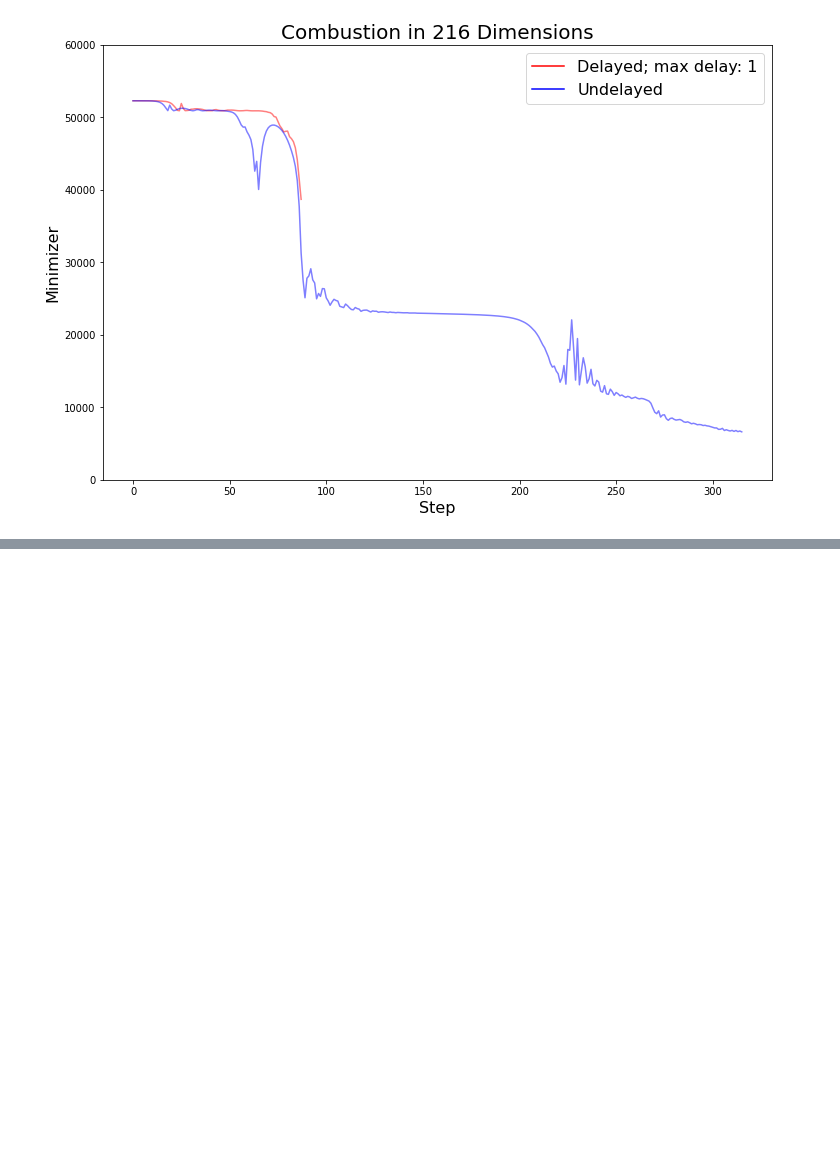
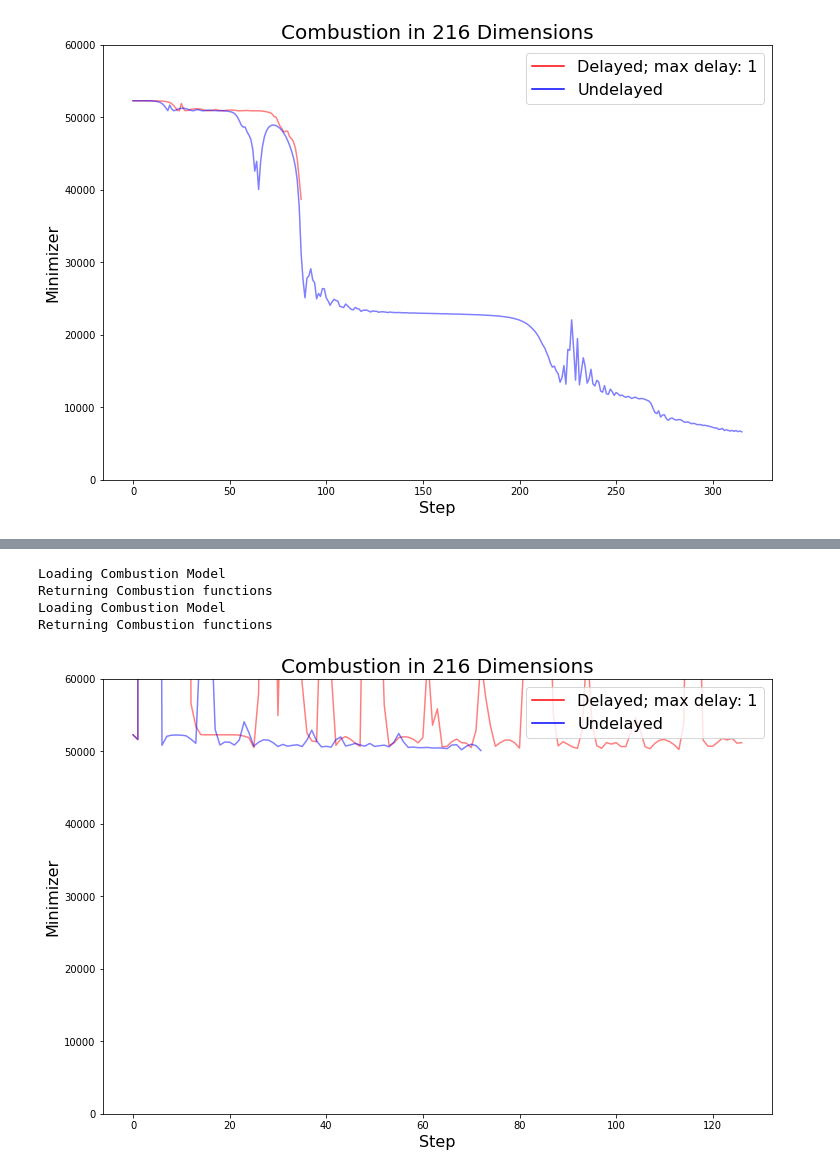
Before and after one commit to ebensonm/delay-optimizer, a Jupyter notebook: ResultAnalysis.ipynb, the cells around one changed output, grey strips where cells are left out. Drawn from its saved outputs; the diff is of its cells as text; code cells hidden in the pictures; blank space fills up the shorter version.

```diff
--- a/ResultAnalysis.ipynb
+++ b/ResultAnalysis.ipynb
@@ -444,0 +455,10 @@ Returning Combustion functions
+# %%
+num_test_points = 1
+y_lim = [0,60000]
+get_all('Combustion1_26', num_test_points, dims=[216], types=['Combustion'], y_lim=y_lim)
+# %% [output]
+Loading Combustion Model
+Returning Combustion functions
+Loading Combustion Model
+Returning Combustion functions
+[figure, added]
```
Also changed, not shown: parts of 1 cell of this notebook, 5 other files.
